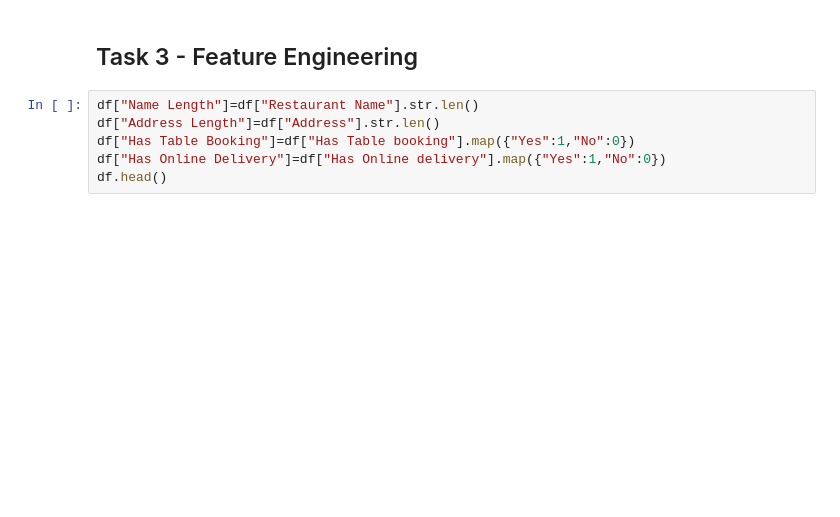
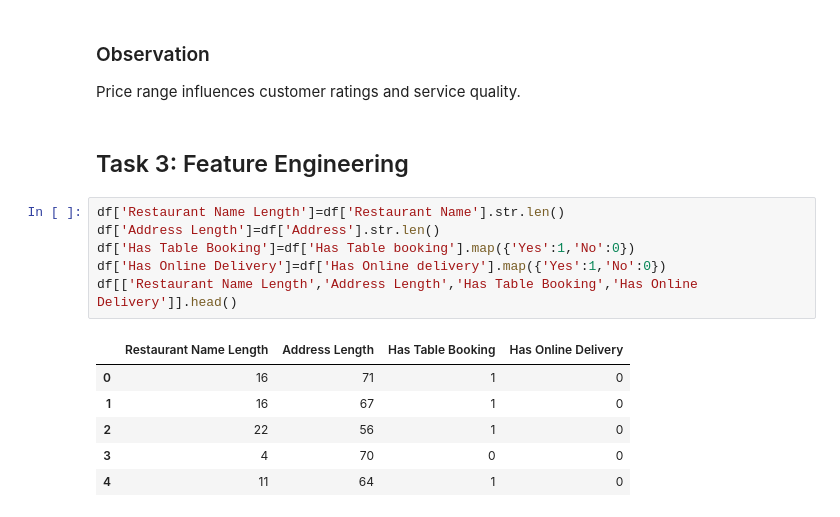
Before and after one commit to paras-tripathi/Cognifyz-Technologies-Internship, a Jupyter notebook: Level_2.ipynb, the cells around one changed output. Cells and saved outputs as stored; diff of their text form; blank space fills up the shorter version.

Commit message:
Complete Cognifyz Data Science Internship tasks

```diff
--- a/Level_2.ipynb
+++ b/Level_2.ipynb
@@ -26,8 +77,18 @@ plt.show()
+# %% [markdown]
+### Observation
+Price range influences customer ratings and service quality.
 # %% [markdown]
-## Task 3 - Feature Engineering
+## Task 3: Feature Engineering
 # %%
-df["Name Length"]=df["Restaurant Name"].str.len()
-df["Address Length"]=df["Address"].str.len()
-df["Has Table Booking"]=df["Has Table booking"].map({"Yes":1,"No":0})
-df["Has Online Delivery"]=df["Has Online delivery"].map({"Yes":1,"No":0})
-df.head()
+df['Restaurant Name Length']=df['Restaurant Name'].str.len()
+df['Address Length']=df['Address'].str.len()
+df['Has Table Booking']=df['Has Table booking'].map({'Yes':1,'No':0})
+df['Has Online Delivery']=df['Has Online delivery'].map({'Yes':1,'No':0})
+df[['Restaurant Name Length','Address Length','Has Table Booking','Has Online Delivery']].head()
+# %% [output]
+|  | Restaurant Name Length | Address Length | Has Table Booking | Has Online Delivery |
+| 0 | 16 | 71 | 1 | 0 |
+| 1 | 16 | 67 | 1 | 0 |
+| 2 | 22 | 56 | 1 | 0 |
+| 3 | 4 | 70 | 0 | 0 |
+| 4 | 11 | 64 | 1 | 0 |
```
Also changed, not shown: parts of 11 cells of this notebook, 1 other file.
